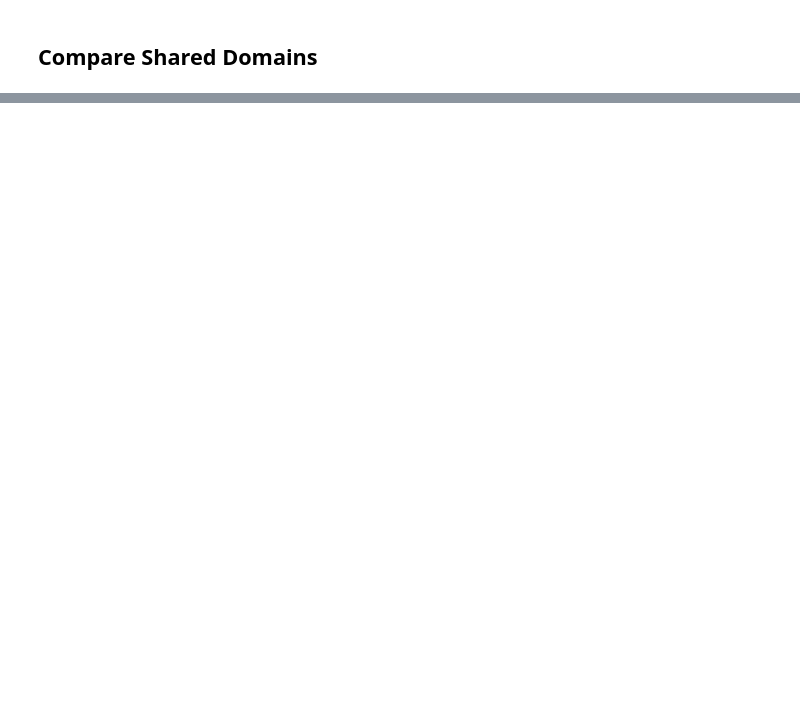
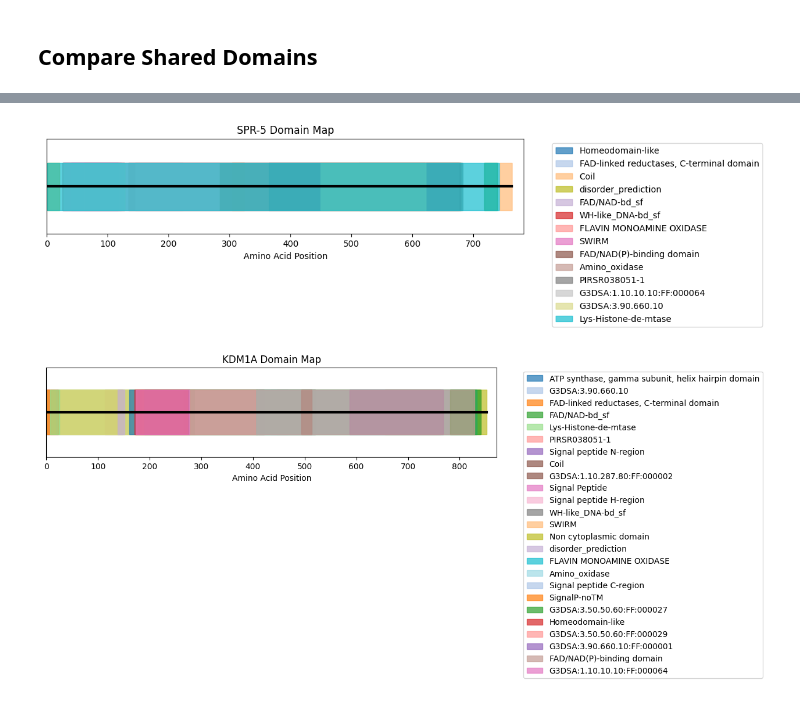
Before and after one commit to marlanaswann/spr5-kdm1a-conservation-, a Jupyter notebook: notebooks/Domain_Annotation_of_SPR_5_and_KDM1A.ipynb, the cells around one changed output, grey strips where cells are left out. Cells and saved outputs as stored; diff of their text form; code cells hidden in the pictures; blank space fills up the shorter version.

```diff
--- a/notebooks/Domain_Annotation_of_SPR_5_and_KDM1A.ipynb
+++ b/notebooks/Domain_Annotation_of_SPR_5_and_KDM1A.ipynb
@@ -69,0 +83,8 @@ NameError: name 'c' is not defined
+# %%
+# Identify shared domains
+shared_domains = set(spr5_domains['Domain']).intersection(set(kdm1a_domains['Domain']))
+print("Shared domains:", shared_domains)
+
+# Optional: highlight them in the table
+all_domains['Shared'] = all_domains['Domain'].apply(lambda x: "Yes" if x in shared_domains else "No")
+all_domains
@@ -69,0 +110,42 @@ NameError: name 'c' is not defined
+# %%
+def plot_protein_domains(df, protein_name):
+    """
+    Draw a linear diagram of protein with domains
+    """
+    prot_df = df[df['Protein'] == protein_name]
+    prot_length = prot_df['End'].max()  # Approximate protein length
+    fig, ax = plt.subplots(figsize=(10, 2))
+
+    # Draw protein backbone
+    ax.plot([0, prot_length], [0, 0], color='black', linewidth=3)
+
+    colors = plt.cm.tab20.colors
+    for i, (_, row) in enumerate(prot_df.iterrows()):
+        ax.add_patch(
+            mpatches.Rectangle(
+                (row['Start'], -0.5),
+                row['End'] - row['Start'],
+                1,
+                color=colors[i % len(colors)],
+                alpha=0.7,
+                label=row['Domain']
+            )
+        )
+
+    ax.set_xlim(0, prot_length + 20)
+    ax.set_ylim(-1, 1)
+    ax.set_yticks([])
+    ax.set_xlabel("Amino Acid Position")
+    ax.set_title(protein_name + " Domain Map")
+    # Add legend outside plot
+    handles, labels = ax.get_legend_handles_labels()
+    by_label = dict(zip(labels, handles))
+    ax.legend(by_label.values(), by_label.keys(), bbox_to_anchor=(1.05, 1), loc='upper left')
+    plt.show()
+
+# Plot both proteins
+plot_protein_domains(all_domains, "SPR-5")
+plot_protein_domains(all_domains, "KDM1A")
+# %% [output]
+[figure, added]
+[figure, added]
```
Also changed, not shown: parts of 3 cells of this notebook.
